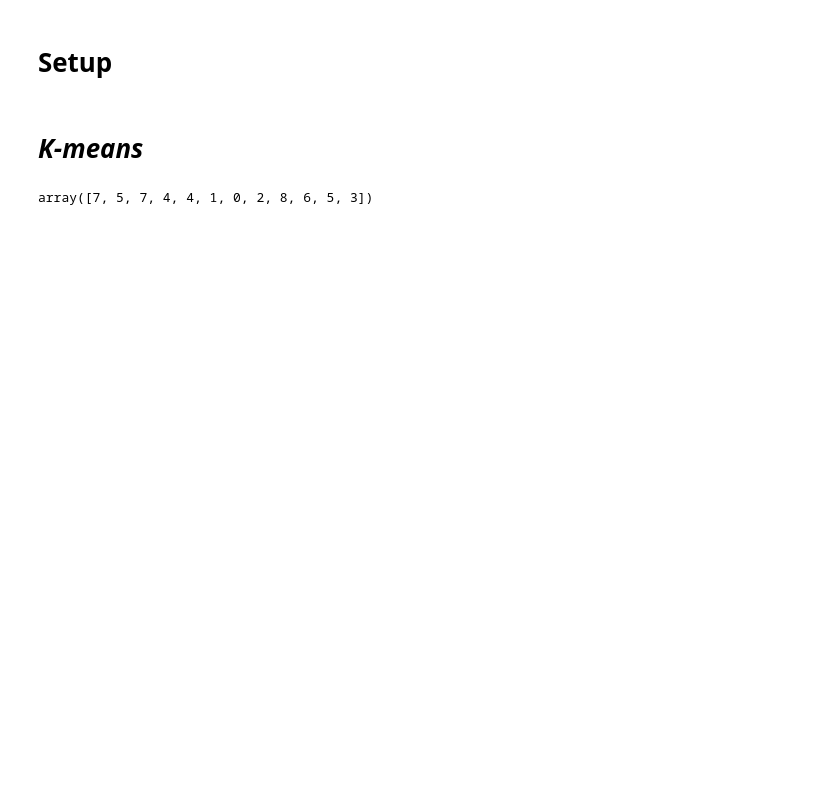
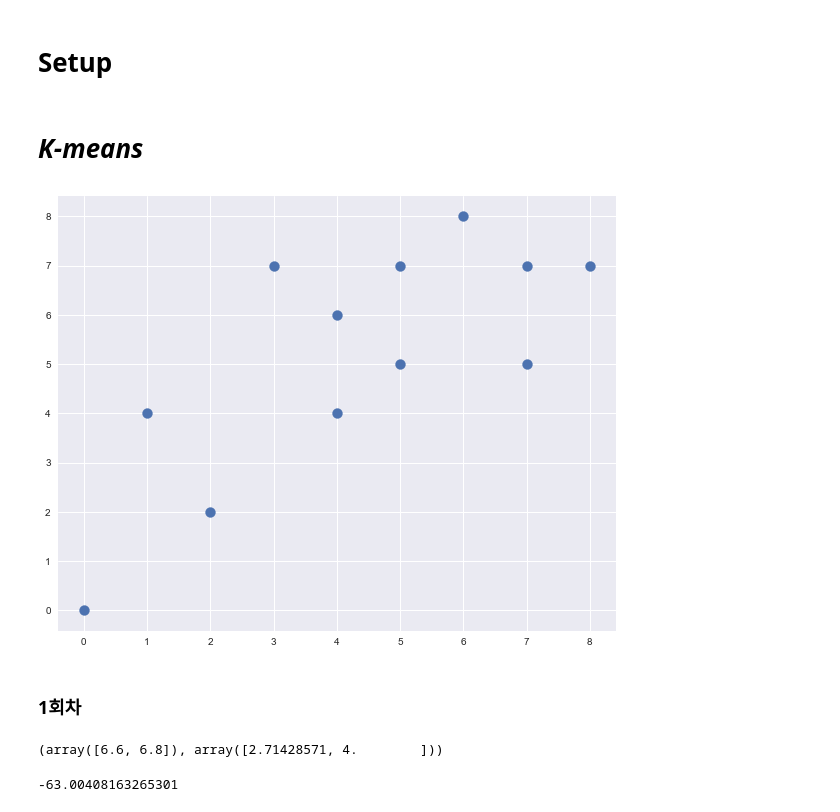
Before and after one commit to seokyeongheo/TIL, a Jupyter notebook: 05_clustering/01_K-means_Clustering.ipynb, the cells around one changed output. Drawn from its saved outputs; the diff is of its cells as text; code cells hidden in the pictures; blank space fills up the shorter version.

Commit message:
clustering-trainning-01-kmeansclustering

```diff
--- a/05_clustering/01_K-means_Clustering.ipynb
+++ b/05_clustering/01_K-means_Clustering.ipynb
@@ -10,6 +11,8 @@ sns.set()
 # %%
 X = np.array([[7, 5], [5, 7], [7, 7], [4, 4], [4, 6], [1, 4],
               [0, 0], [2, 2], [8, 7], [6, 8], [5, 5], [3, 7]])
-plt.scatter(X[:, 0], X[:, 1]
+plt.figure(figsize=(10, 8))
+plt.scatter(X[:, 0], X[:, 1], s=100)
+plt.show()
 # %% [output]
-array([7, 5, 7, 4, 4, 1, 0, 2, 8, 6, 5, 3])
+[figure, added]
@@ -15,0 +41,2 @@ array([7, 5, 7, 4, 4, 1, 0, 2, 8, 6, 5, 3])
+# %% [markdown]
+### 1회차
@@ -15,0 +45,9 @@ array([7, 5, 7, 4, 4, 1, 0, 2, 8, 6, 5, 3])
+# %%
+c0, c1 = model1.cluster_centers_
+c0, c1
+# %% [output]
+(array([6.6, 6.8]), array([2.71428571, 4.        ]))
+# %%
+model1.score(X)
+# %% [output]
+-63.00408163265301
```
Also changed, not shown: parts of 16 cells of this notebook.
